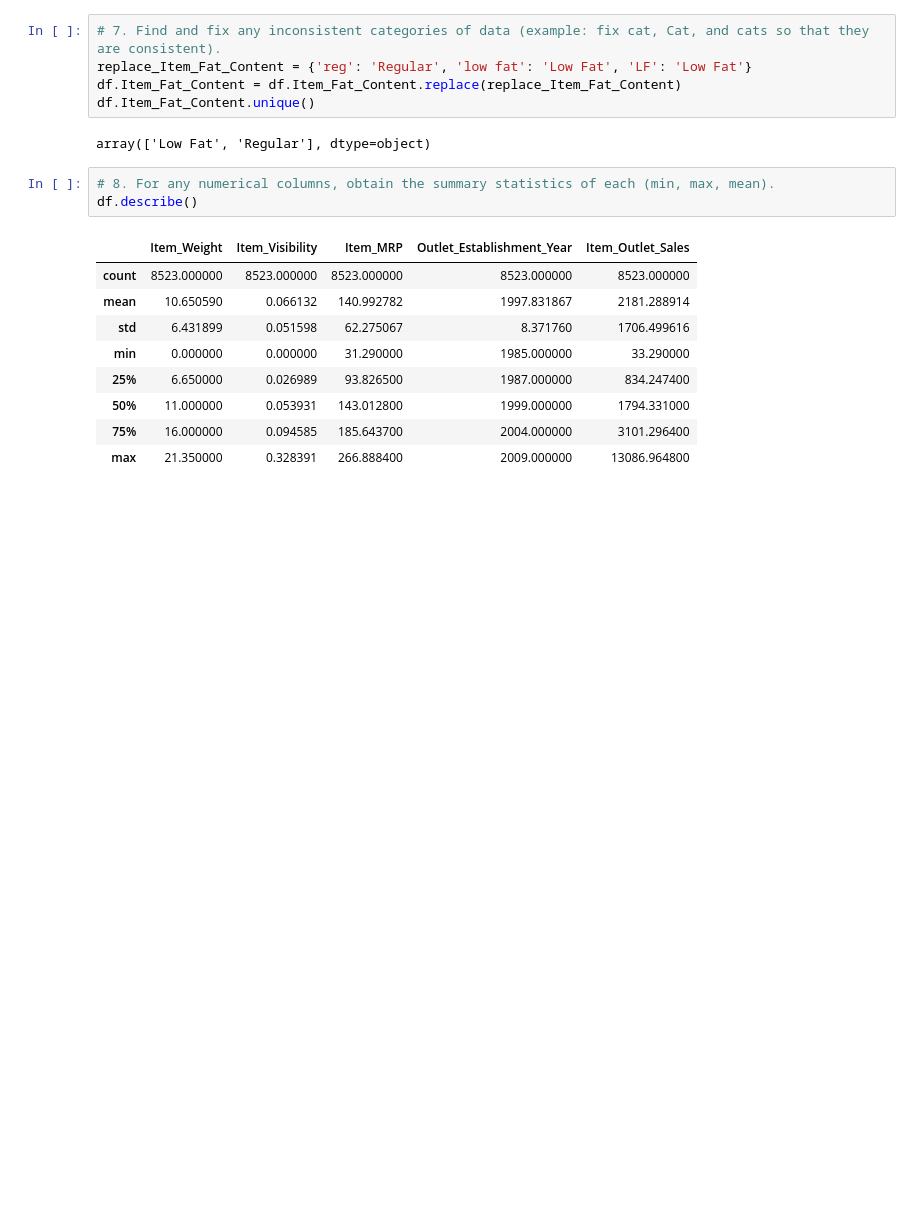
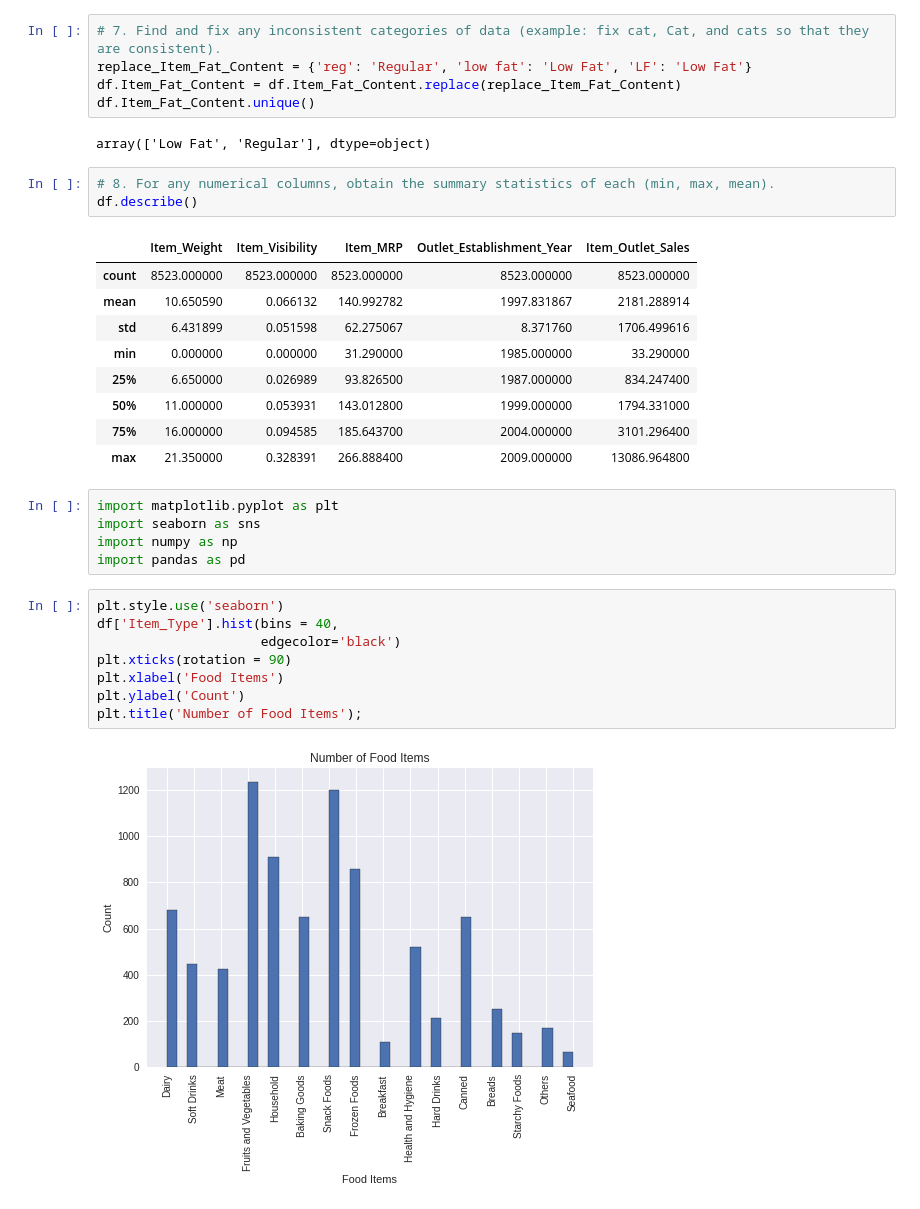
Before and after one commit to jvaug30/Food-Sales-Prediction, a Jupyter notebook: Food_Sales_Prediction.ipynb, the cells around one changed output. Saved outputs shown, nothing was run; the diff lists cells and outputs as text; blank space fills up the shorter version.

```diff
--- a/Food_Sales_Prediction.ipynb
+++ b/Food_Sales_Prediction.ipynb
@@ -110,3 +110,18 @@ df.describe()
 | 50% | 11.000000 | 0.053931 | 143.012800 | 1999.000000 | 1794.331000 |
 | 75% | 16.000000 | 0.094585 | 185.643700 | 2004.000000 | 3101.296400 |
 | max | 21.350000 | 0.328391 | 266.888400 | 2009.000000 | 13086.964800 |
+# %%
+import matplotlib.pyplot as plt
+import seaborn as sns
+import numpy as np
+import pandas as pd
+# %%
+plt.style.use('seaborn')
+df['Item_Type'].hist(bins = 40,
+                     edgecolor='black')
+plt.xticks(rotation = 90)
+plt.xlabel('Food Items')
+plt.ylabel('Count')
+plt.title('Number of Food Items');
+# %% [output]
+[figure, added]
```
Also changed, not shown: parts of 2 cells of this notebook.
